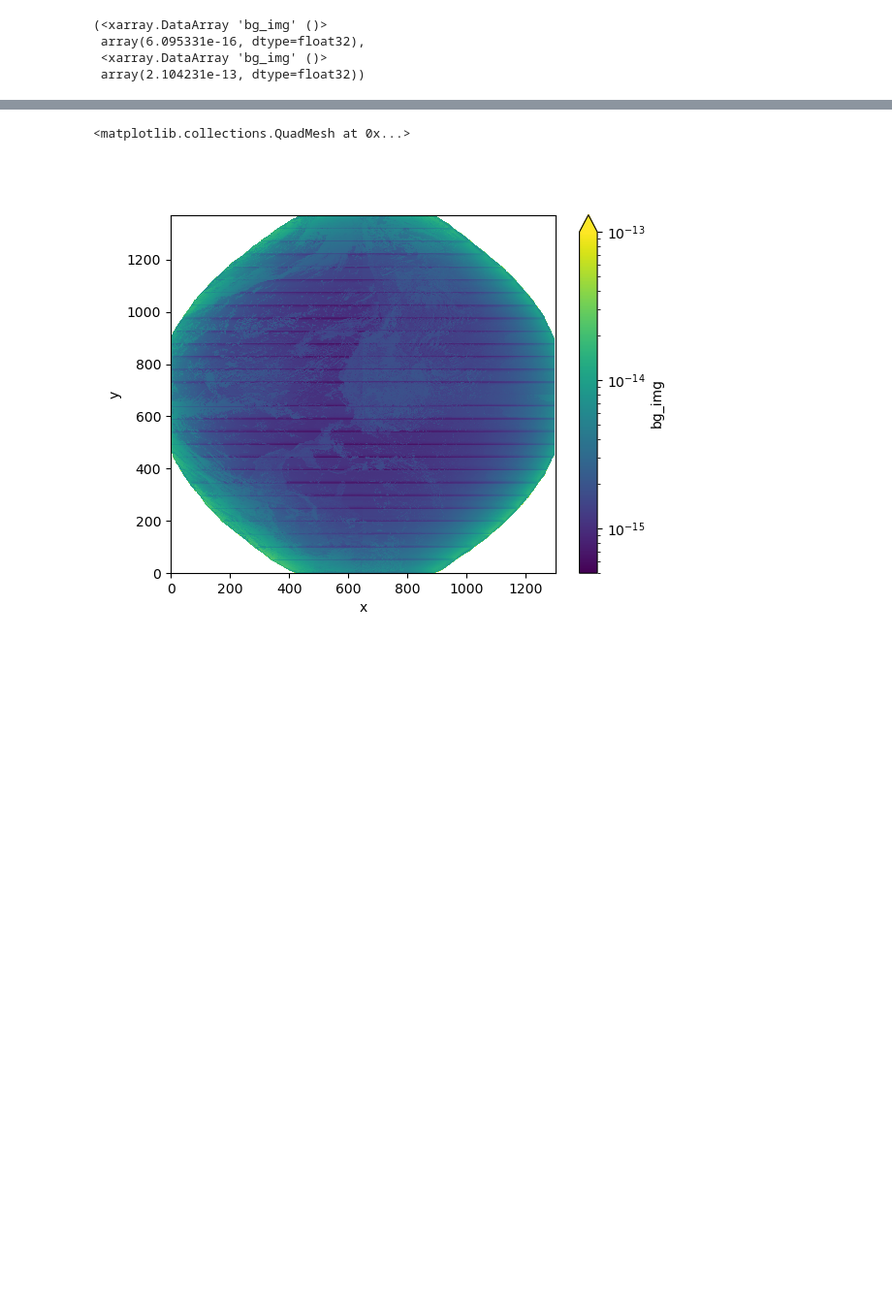
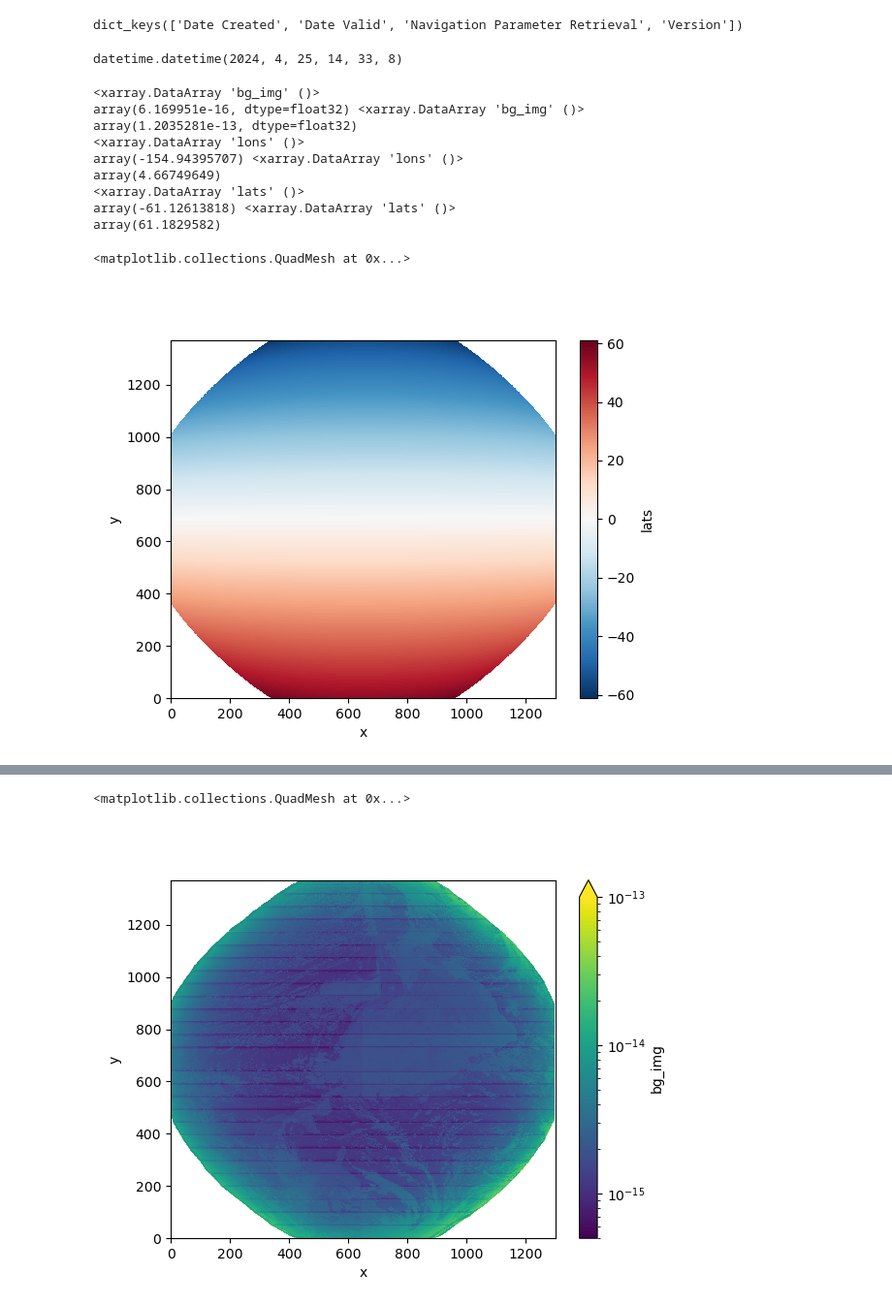
Before and after one commit to deeplycloudy/glmtools, a Jupyter notebook: examples/dqf/demo_dqf_create.ipynb, the cells around one changed output, grey strips where cells are left out. Shown at 97% size. Cells and saved outputs as stored; diff of their text form; code cells hidden in the pictures; blank space fills up the shorter version.

```diff
--- a/examples/dqf/demo_dqf_create.ipynb
+++ b/examples/dqf/demo_dqf_create.ipynb
@@ -24,10 +59,33 @@ Data variables:
+# %%
+ds_in.attrs.keys()
+# %% [output]
+dict_keys(['Date Created', 'Date Valid', 'Navigation Parameter Retrieval', 'Version'])
+# %%
+datetime.strptime(ds_in.attrs['Date Valid'], '%Y-%m-%dT%H%M%S')
+# %% [output]
+datetime.datetime(2024, 4, 25, 14, 33, 8)
 # %%
-ds_in.bg_img.min(), ds_in.bg_img.max()
+print(ds_in.bg_img.min(), ds_in.bg_img.max())
+print(ds_in.lons.min(), ds_in.lons.max())
+print(ds_in.lats.min(), ds_in.lats.max())
 # %% [output]
-(<xarray.DataArray 'bg_img' ()>
- array(6.095331e-16, dtype=float32),
- <xarray.DataArray 'bg_img' ()>
- array(2.104231e-13, dtype=float32))
+<xarray.DataArray 'bg_img' ()>
+array(6.169951e-16, dtype=float32) <xarray.DataArray 'bg_img' ()>
+array(1.2035281e-13, dtype=float32)
+<xarray.DataArray 'lons' ()>
+array(-154.94395707) <xarray.DataArray 'lons' ()>
+array(4.66749649)
+<xarray.DataArray 'lats' ()>
+array(-61.12613818) <xarray.DataArray 'lats' ()>
+array(61.1829582)
+# %%
+plt.figure()
+lons = ds_in.lats.values
+# lons.shape =
+ds_in.lats.plot()
+# %% [output]
+<matplotlib.collections.QuadMesh at 0x...>
+[figure, added]
 # %%
 plt.figure()
 lons = ds_in.lons.values
```
Also changed, not shown: parts of 24 cells of this notebook, 1 other file.
